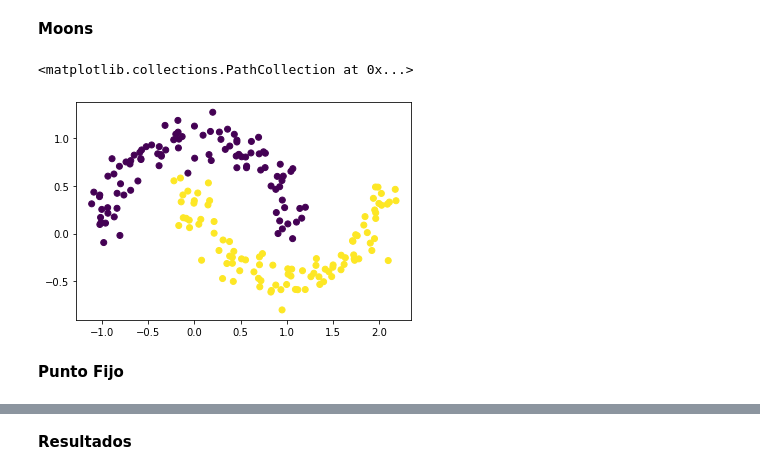
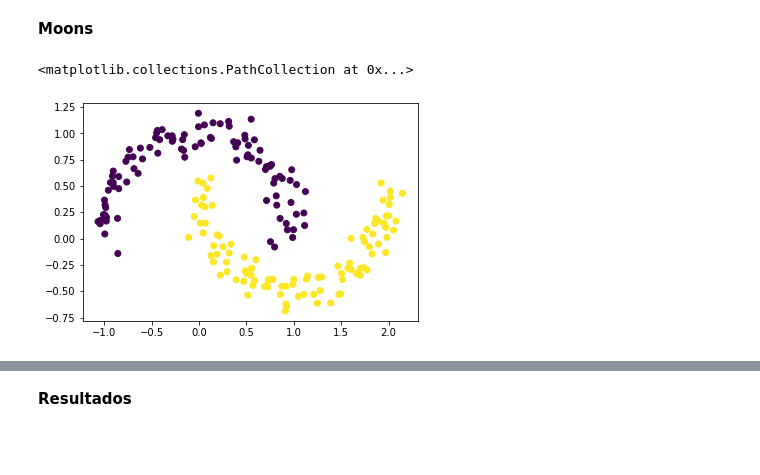
Before and after one commit to Bryan0122/PRI, a Jupyter notebook: PRI_Test.ipynb, the cells around one changed output, grey strips where cells are left out. Cells and saved outputs as stored; diff of their text form; code cells hidden in the pictures; blank space fills up the shorter version.

```diff
--- a/PRI_Test.ipynb
+++ b/PRI_Test.ipynb
@@ -209,10 +211,8 @@ plt.scatter(noisy_happy[:,0],noisy_happy[:,1],c=labels_happy)
 **Moons**
 # %%
 from sklearn import  datasets
-noisy_moons,labels_moons = datasets.make_moons(n_samples=200, noise=.125)
+noisy_moons,labels_moons = datasets.make_moons(n_samples=200, noise=.085)
 plt.scatter(noisy_moons[:,0],noisy_moons[:,1],c=labels_moons)
 # %% [output]
 <matplotlib.collections.PathCollection at 0x...>
-[figure, old version]
+[figure, new version]
-# %% [markdown]
-**Punto Fijo**
```
Also changed, not shown: parts of 13 cells of this notebook.
